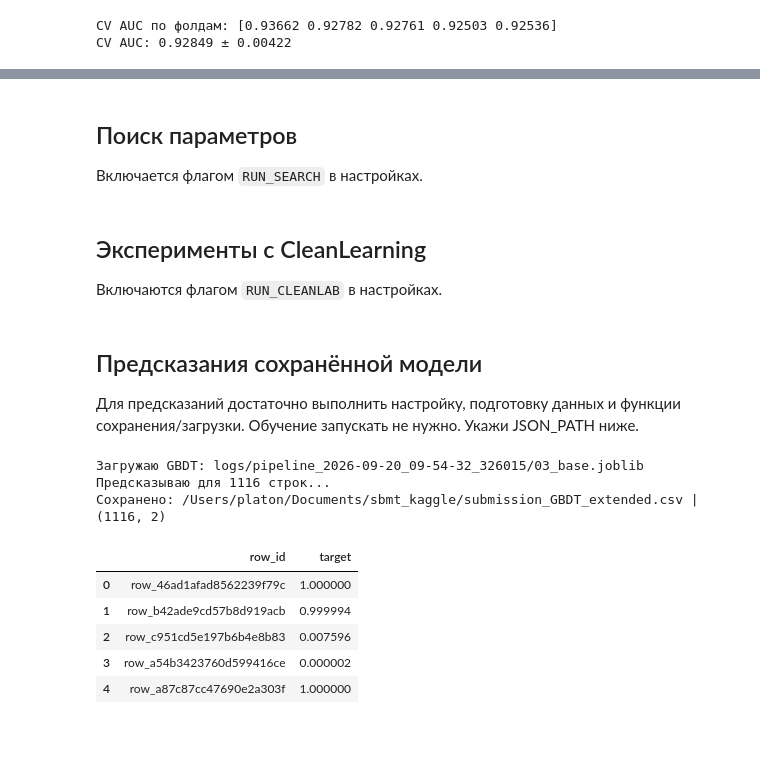
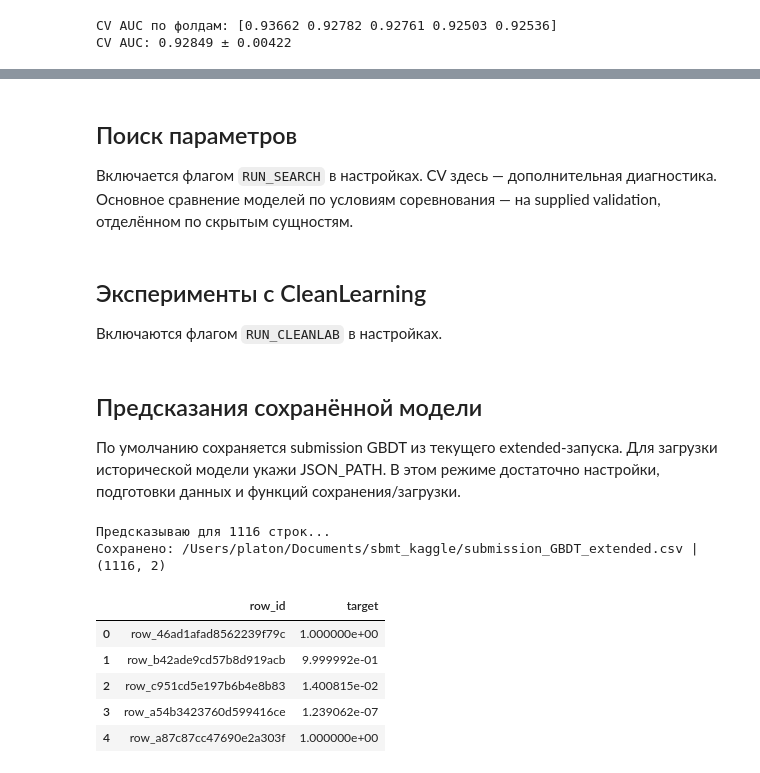
Before and after one commit to revlze/sbmt_kaggle, a Jupyter notebook: main.ipynb, the cells around one changed output, grey strips where cells are left out. Drawn from its saved outputs; the diff is of its cells as text; code cells hidden in the pictures; blank space fills up the shorter version.

```diff
--- a/main.ipynb
+++ b/main.ipynb
@@ -132,7 +144,7 @@ def aggregate_features(df: pd.DataFrame) -> pd.DataFrame:
     total = vals.sum(axis=1, min_count=1)
 
     return pd.DataFrame({
-        'total': vals.sum(axis=1, min_count=1),
+        'total': total,
         'count_zeros': vals.eq(0).sum(axis=1),
         'relative_std': vals.std(axis=1) / mean.replace(0, np.nan),
         'max_share': vals.max(axis=1) / total.replace(0, np.nan),
@@ -140,6 +152,8 @@ def aggregate_features(df: pd.DataFrame) -> pd.DataFrame:
             vals.quantile(0.9, axis=1)
             / vals.median(axis=1).replace(0, np.nan)
         ),
+        'max': vals.max(axis=1),
+        'log1p_sum': np.log1p(vals).sum(axis=1, min_count=1),
     }, index=df.index)
 
 def add_aggregate_features(df: pd.DataFrame) -> pd.DataFrame:
@@ -151,6 +165,11 @@ def add_aggregate_features(df: pd.DataFrame) -> pd.DataFrame:
 X_train_extended = add_aggregate_features(X_train)
 X_val_extended = add_aggregate_features(X_val)
 X_test_extended = add_aggregate_features(X_test)
+
+for features in [X_train_extended, X_val_extended, X_test_extended]:
+    assert features.columns.is_unique, 'Повторяющиеся признаки'
+    assert np.isfinite(features.to_numpy()).all(), 'Агрегации содержат NaN/inf'
+
 X_train_extended.describe()
 # %% [output]
 |  | f0000 | f0001 | f0002 | f0003 | f0004 | f0005 | f0006 | f0007 | f0008 | f0009 | ... | ... |
@@ -232,6 +251,8 @@ def _save_pipeline_log(log_path, started_at, metrics_list):
     """Сохраняет время запуска, параметры и метрики уже обученных моделей в JSON."""
     log_data = {
         'run_started_at': started_at.isoformat(),
+        'package_versions': PACKAGE_VERSIONS,
+        'early_stopping_rounds': EARLY_STOPPING_ROUNDS,
         'updated_at': datetime.now().astimezone().isoformat(),
         'results': json.loads(pd.DataFrame(metrics_list).to_json(orient='records', double_precision=15)),
     }
@@ -244,11 +265,15 @@ def _record_result(result, run_name, cleanlab_enabled, log_path, model_index,
     val_predictions[run_name] = result['val_probs']
     histories[run_name] = {
         'train_history': result['train_history'], 'val_history': result['val_history'],
+        'best_iteration': result['best_iteration'],
     }
     metrics_list.append({
         'Model': run_name, 'Started At': result['started_at'],
         'Params': result['params'], 'Model File': model_file,
         'Cleanlab': cleanlab_enabled,
+        'Seed': SEED,
+        'Features': result['feature_columns'],
+        'Best Iteration': result['best_iteration'],
         **(extra_metrics or {}),
         'Train AUC': result['train_auc'], 'Val AUC': result['val_auc'],
         'Fit Time (s)': round(result['fit_time'], 3),
@@ -354,7 +406,10 @@ def _plot_learning_curves(histories, ncols=2):
     for ax, (name, result) in zip(axes, histories.items()):
         for key, label in [('train_history', 'Train AUC'), ('val_history', 'Val AUC')]:
             scores = result[key]
-            ax.plot(range(1, len(scores) + 1), scores, label=label)
+            if scores:
+                ax.plot(range(1, len(scores) + 1), scores, label=label)
+        if result.get('best_iteration'):
+            ax.axvline(result['best_iteration'], color='gray', linestyle='--', label='Best iteration')
         ax.set(title=name, xlabel='Iteration', ylabel='ROC AUC')
         ax.legend()
 
@@ -483,6 +538,7 @@ def run_model_pipeline_search(
 ## Сравнение моделей
 # %%
 lightgbm_params = {
+  "subsample_freq": 1,
   "subsample": 0.6,
   "reg_lambda": 0.0,
   "reg_alpha": 0.0,
@@ -709,6 +759,7 @@ display(svc_metrics)
 # %% [markdown]
 ## Поиск параметров
 Включается флагом `RUN_SEARCH` в настройках.
+CV здесь — дополнительная диагностика. Основное сравнение моделей по условиям соревнования — на supplied validation, отделённом по скрытым сущностям.
 # %%
 cv = StratifiedKFold(n_splits=5, shuffle=True, random_state=SEED)
 param_grids = {
@@ -754,27 +827,29 @@ if RUN_CLEANLAB:
     display(metrics_df_clean)
 # %% [markdown]
 ## Предсказания сохранённой модели
-Для предсказаний достаточно выполнить настройку, подготовку данных и функции сохранения/загрузки. Обучение запускать не нужно. Укажи JSON_PATH ниже.
+По умолчанию сохраняется submission GBDT из текущего extended-запуска. Для загрузки исторической модели укажи JSON_PATH. В этом режиме достаточно настройки, подготовки данных и функций сохранения/загрузки.
 # %%
-# Укажи JSON запуска и точное имя модели из поля Model.
-# Нужны JSON и папка с .joblib рядом с ним.
-JSON_PATH = LOG_DIR / 'pipeline_2026-09-20_09-54-32_326015.json'  # Например: LOG_DIR / 'pipeline_2026-09-19_20-51-16_279271.json'
+# По умолчанию используем GBDT из текущего запуска на extended-признаках.
+# Для отдельной загрузки старого запуска явно укажи JSON_PATH.
+JSON_PATH = None  # Например: LOG_DIR / 'pipeline_2026-09-19_20-51-16_279271.json'
 MODEL_NAME = 'GBDT'  # Например: 'Random Forest + Cleanlab'
 SUBMISSION_PATH = OUTPUT_DIR / 'submission_GBDT_extended.csv'
 
-if JSON_PATH is not None:
+if JSON_PATH is None:
+    model_info = metrics_df_extended.loc[metrics_df_extended['Model'] == MODEL_NAME].iloc[0]
+    selected_model = joblib.load(LOG_DIR / model_info['Model File'])
+else:
     selected_model = load_model(JSON_PATH, MODEL_NAME)
-    submission = save_submission(
-        selected_model, X_test_extended, test_df['row_id'], sample_submission, SUBMISSION_PATH,
-    )
-    display(submission.head())
+submission = save_submission(
+    selected_model, X_test_extended, test_df['row_id'], sample_submission, SUBMISSION_PATH,
+)
+display(submission.head())
 # %% [output]
-Загружаю GBDT: logs/pipeline_2026-09-20_09-54-32_326015/03_base.joblib
 Предсказываю для 1116 строк...
 Сохранено: /Users/platon/Documents/sbmt_kaggle/submission_GBDT_extended.csv | (1116, 2)
 |  | row_id | target |
-| 0 | row_46ad1afad8562239f79c | 1.000000 |
-| 1 | row_b42ade9cd57b8d919acb | 0.999994 |
-| 2 | row_c951cd5e197b6b4e8b83 | 0.007596 |
-| 3 | row_a54b3423760d599416ce | 0.000002 |
-| 4 | row_a87c87cc47690e2a303f | 1.000000 |
+| 0 | row_46ad1afad8562239f79c | 1.000000e+00 |
+| 1 | row_b42ade9cd57b8d919acb | 9.999992e-01 |
+| 2 | row_c951cd5e197b6b4e8b83 | 1.400815e-02 |
+| 3 | row_a54b3423760d599416ce | 1.239062e-07 |
+| 4 | row_a87c87cc47690e2a303f | 1.000000e+00 |
```
Also changed, not shown: parts of 14 cells of this notebook.
